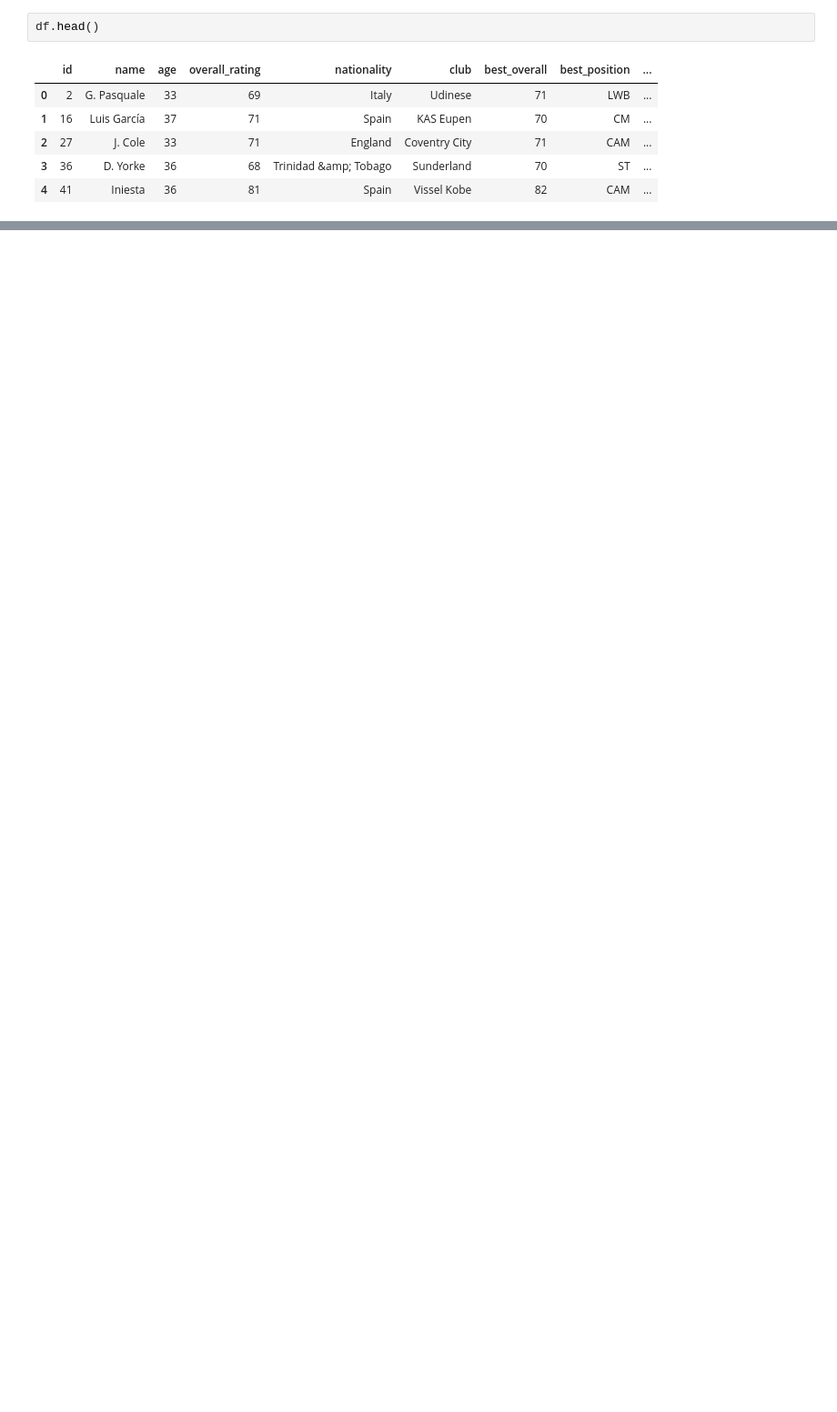
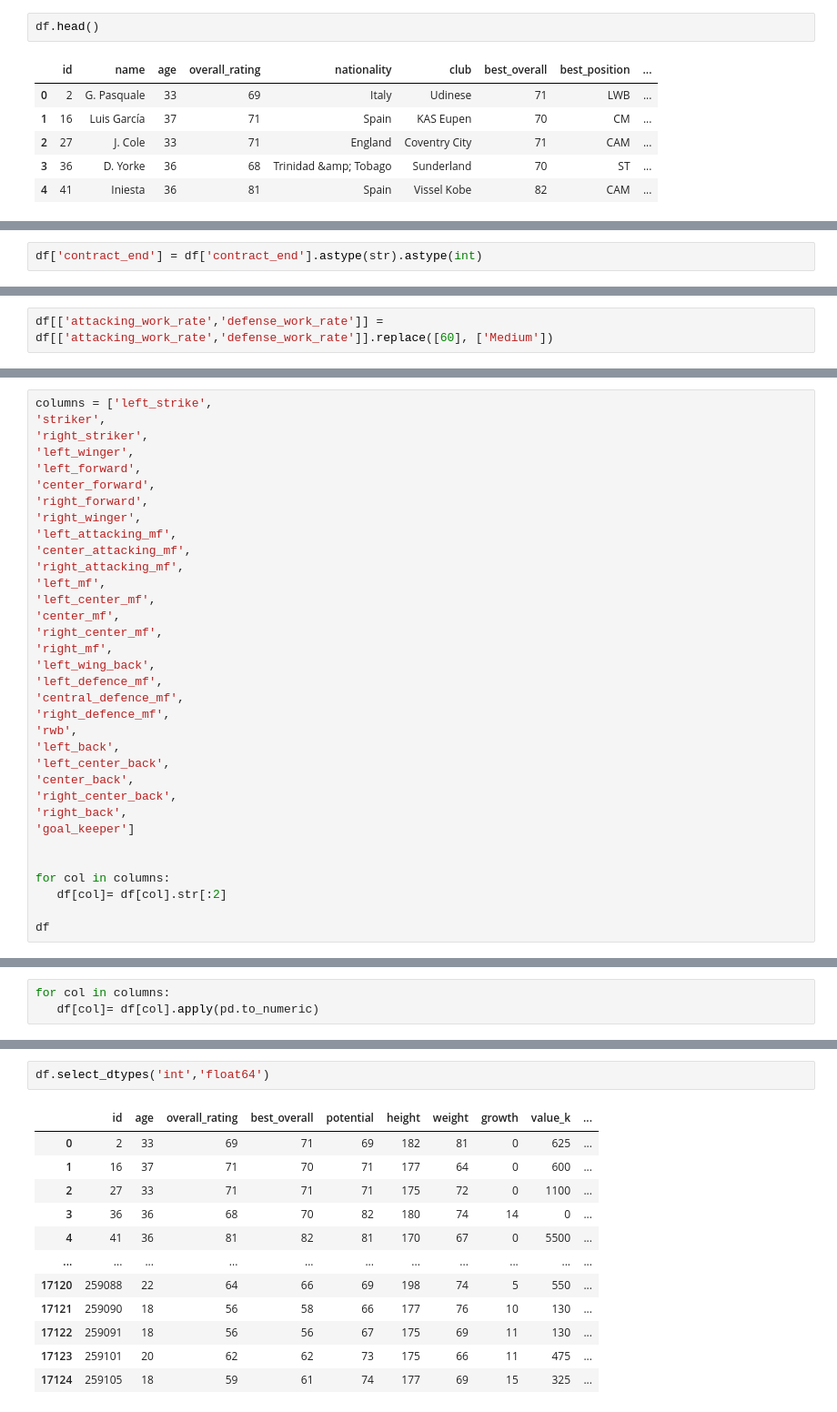
Before and after one commit to yuawano/P1_MoneyBall_FIFA, a Jupyter notebook: Data/P1_Money_Ball_Yuri Awano.ipynb, the cells around one changed output, grey strips where cells are left out. Shown: that part at 91% size. Drawn from its saved outputs; the diff is of its cells as text; blank space fills up the shorter version.

```diff
--- a/Data/P1_Money_Ball_Yuri Awano.ipynb
+++ b/Data/P1_Money_Ball_Yuri Awano.ipynb
@@ -137,0 +598,2 @@ dtype: bool
+# %%
+df['contract_end'] = df['contract_end'].astype(str).astype(int)
@@ -137,0 +607,2 @@ dtype: bool
+# %%
+df[['attacking_work_rate','defense_work_rate']] = df[['attacking_work_rate','defense_work_rate']].replace([60], ['Medium'])
@@ -137,0 +619,34 @@ dtype: bool
+# %%
+columns = ['left_strike',
+'striker',
+'right_striker',
+'left_winger',
+'left_forward',
+'center_forward',
+'right_forward',
+'right_winger',
+'left_attacking_mf',
+'center_attacking_mf',
+'right_attacking_mf',
+'left_mf',
+'left_center_mf',
+'center_mf',
+'right_center_mf',
+'right_mf',
+'left_wing_back',
+'left_defence_mf',
+'central_defence_mf',
+'right_defence_mf',
+'rwb',
+'left_back',
+'left_center_back',
+'center_back',
+'right_center_back',
+'right_back',
+'goal_keeper']
+
+
+for col in columns:
+   df[col]= df[col].str[:2]
+
+df
@@ -137,0 +670,3 @@ dtype: bool
+# %%
+for col in columns:
+   df[col]= df[col].apply(pd.to_numeric)
@@ -137,0 +706,15 @@ dtype: bool
+# %%
+df.select_dtypes('int','float64')
+# %% [output]
+|  | id | age | overall_rating | best_overall | potential | height | weight | growth | value_k | ... |
+| 0 | 2 | 33 | 69 | 71 | 69 | 182 | 81 | 0 | 625 | ... |
+| 1 | 16 | 37 | 71 | 70 | 71 | 177 | 64 | 0 | 600 | ... |
+| 2 | 27 | 33 | 71 | 71 | 71 | 175 | 72 | 0 | 1100 | ... |
+| 3 | 36 | 36 | 68 | 70 | 82 | 180 | 74 | 14 | 0 | ... |
+| 4 | 41 | 36 | 81 | 82 | 81 | 170 | 67 | 0 | 5500 | ... |
+| ... | ... | ... | ... | ... | ... | ... | ... | ... | ... | ... |
+| 17120 | 259088 | 22 | 64 | 66 | 69 | 198 | 74 | 5 | 550 | ... |
+| 17121 | 259090 | 18 | 56 | 58 | 66 | 177 | 76 | 10 | 130 | ... |
+| 17122 | 259091 | 18 | 56 | 56 | 67 | 175 | 69 | 11 | 130 | ... |
+| 17123 | 259101 | 20 | 62 | 62 | 73 | 175 | 66 | 11 | 475 | ... |
+| 17124 | 259105 | 18 | 59 | 61 | 74 | 177 | 69 | 15 | 325 | ... |
```
Also changed, not shown: parts of 75 cells of this notebook, 5 other files.
